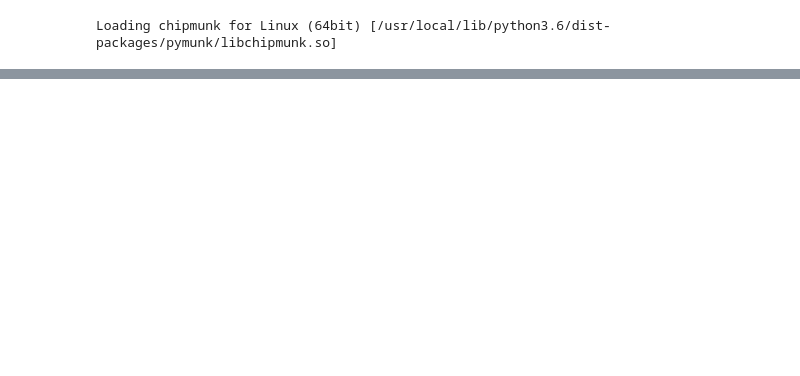
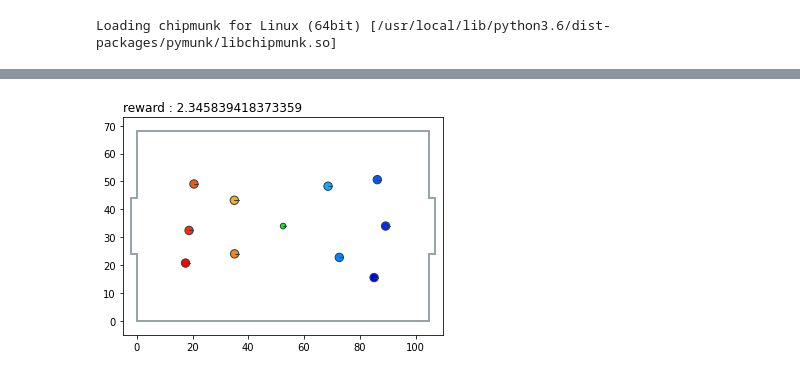
Before and after one commit to yc2454/gym-futbol, a Jupyter notebook: colab_notebook.ipynb, the cells around one changed output, grey strips where cells are left out. Saved outputs shown, nothing was run; the diff lists cells and outputs as text; code cells hidden in the pictures; blank space fills up the shorter version.

```diff
--- a/colab_notebook.ipynb
+++ b/colab_notebook.ipynb
@@ -150,0 +120,5 @@ total_reward
+# %%
+# Both side take random actions
+total_reward = colab_render(env)
+# %% [output]
+[figure, added]
```
Also changed, not shown: parts of 94 cells of this notebook.
